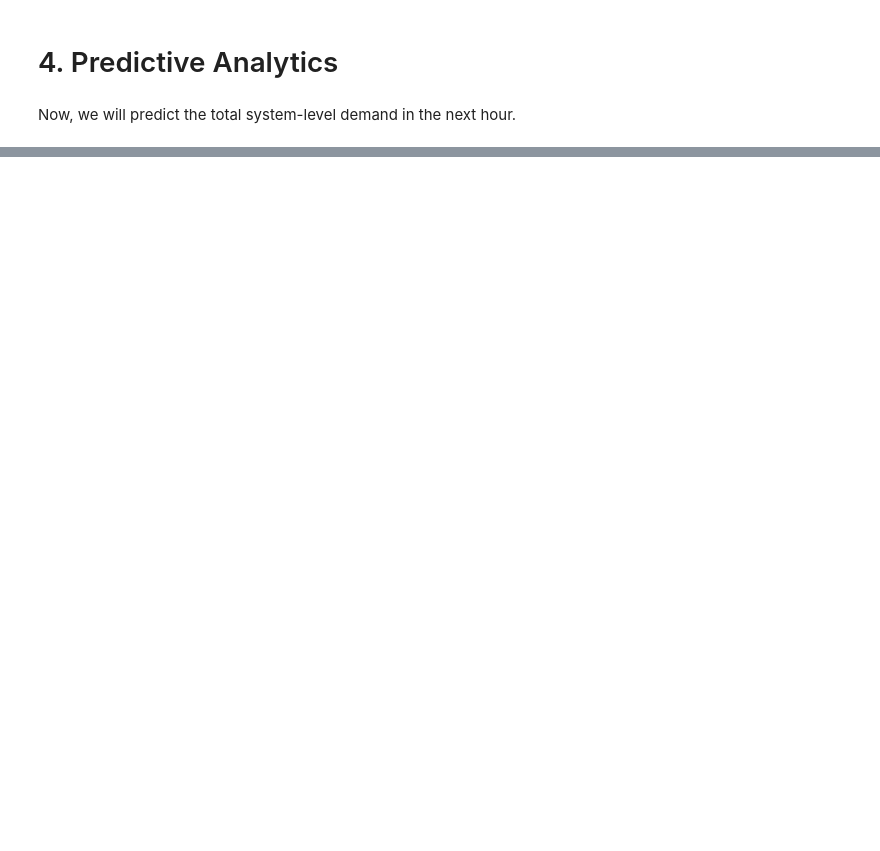
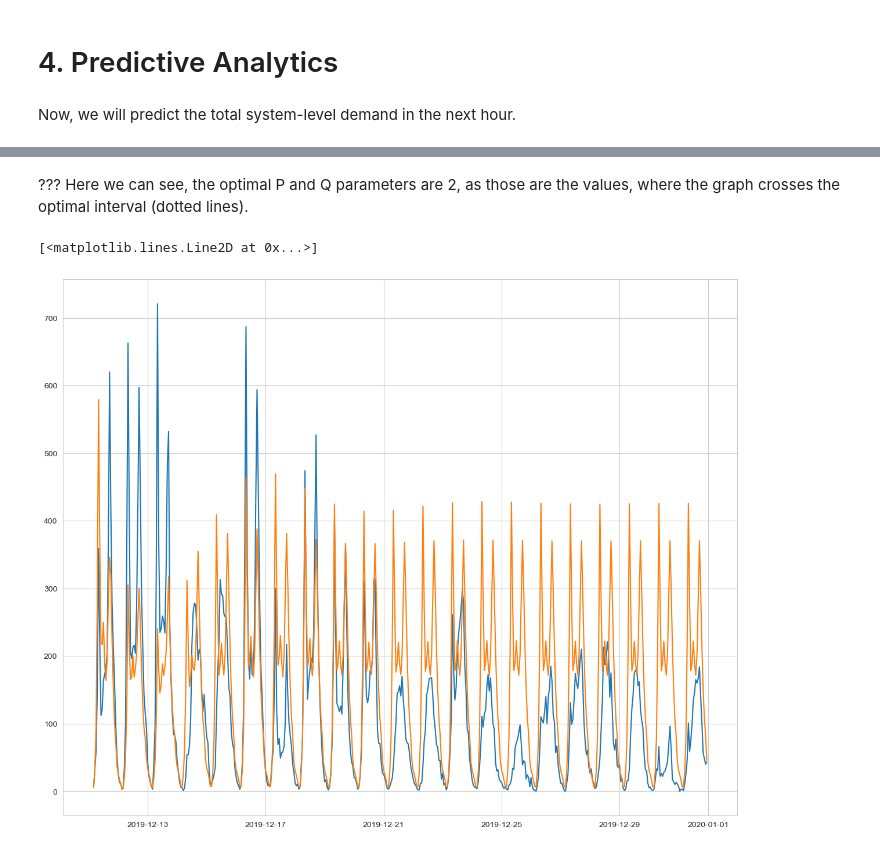
Before and after one commit to JuliusScheuerer/AA_Team_12_Assignment, a Jupyter notebook: AA_Team_12_Code.ipynb, the cells around one changed output, grey strips where cells are left out. Cells and saved outputs as stored; diff of their text form; code cells hidden in the pictures; blank space fills up the shorter version.

```diff
--- a/AA_Team_12_Code.ipynb
+++ b/AA_Team_12_Code.ipynb
@@ -568,0 +874,15 @@ Now, we will predict the total system-level demand in the next hour.
+# %% [markdown]
+??? Here we can see, the optimal P and Q parameters are 2, as those are the values, where the graph crosses the optimal interval (dotted lines).
+# %%
+#??? The optimal order here is 2 as well.
+#As we have a seasonal interval of 24 hours in a day, we take PDQs of (2,1,2,24)
+model_normal = ARIMA(ARIMA_hours[:-500], seasonal_order=(2,1,2,24))
+results_ARIMA_hours_normal = model_normal.fit()
+
+#Lets polot the prediction against the real data
+plt.figure(figsize = (15,12))
+plt.plot(ARIMA_hours[-500:])
+plt.plot(results_ARIMA_hours_normal.forecast(500))
+# %% [output]
+[<matplotlib.lines.Line2D at 0x...>]
+[figure, added]
```
Also changed, not shown: parts of 36 cells of this notebook.
